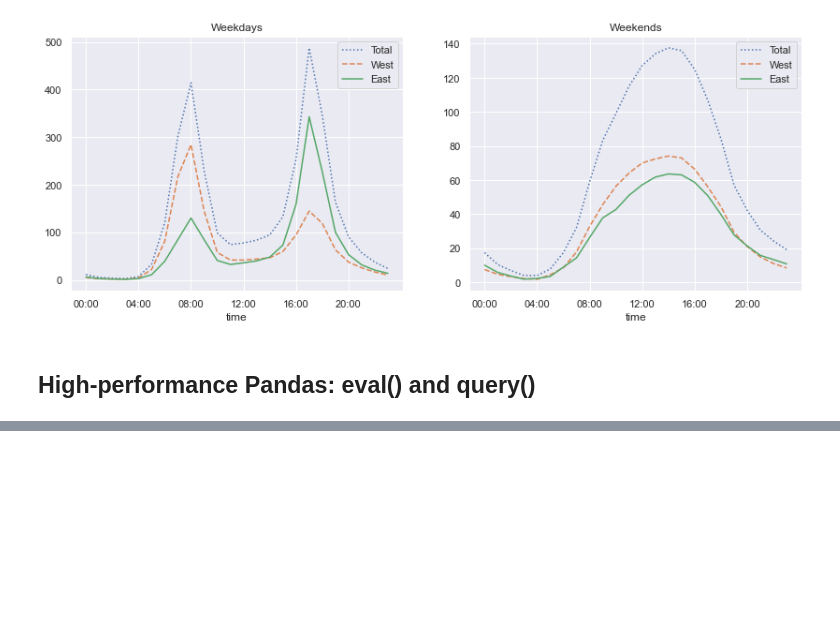
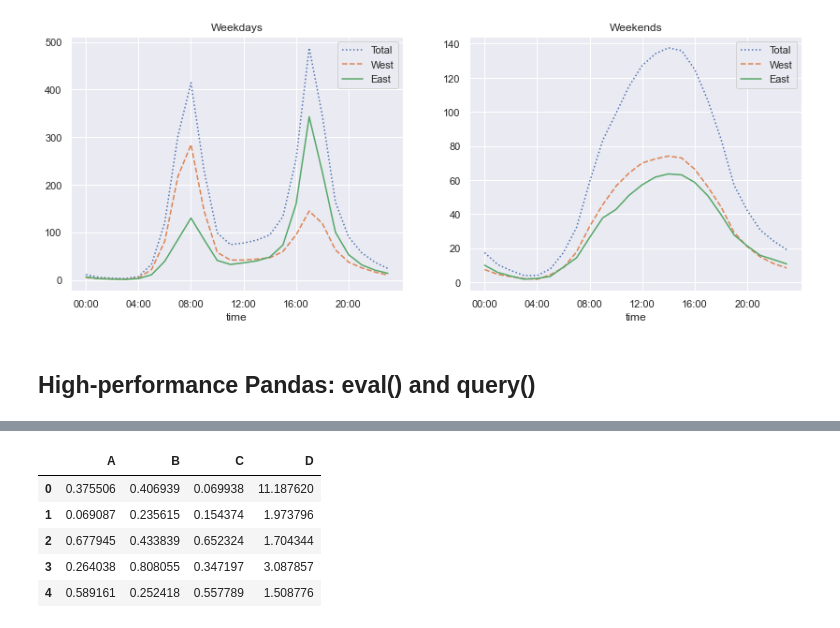
Before and after one commit to chriskestri/PDSH, a Jupyter notebook: pdsh_ch3_pandas.ipynb, the cells around one changed output, grey strips where cells are left out. Saved outputs shown, nothing was run; the diff lists cells and outputs as text; code cells hidden in the pictures; blank space fills up the shorter version.

```diff
--- a/pdsh_ch3_pandas.ipynb
+++ b/pdsh_ch3_pandas.ipynb
@@ -2651,0 +2696,13 @@ dtype: int32
+# %%
+# column assignment is also possible
+
+# create col D with value based from other cols
+df.eval("D = (A+B)/C", inplace=True)
+df.head()
+# %% [output]
+|  | A | B | C | D |
+| 0 | 0.375506 | 0.406939 | 0.069938 | 11.187620 |
+| 1 | 0.069087 | 0.235615 | 0.154374 | 1.973796 |
+| 2 | 0.677945 | 0.433839 | 0.652324 | 1.704344 |
+| 3 | 0.264038 | 0.808055 | 0.347197 | 3.087857 |
+| 4 | 0.589161 | 0.252418 | 0.557789 | 1.508776 |
```
Also changed, not shown: parts of 12 cells of this notebook.
